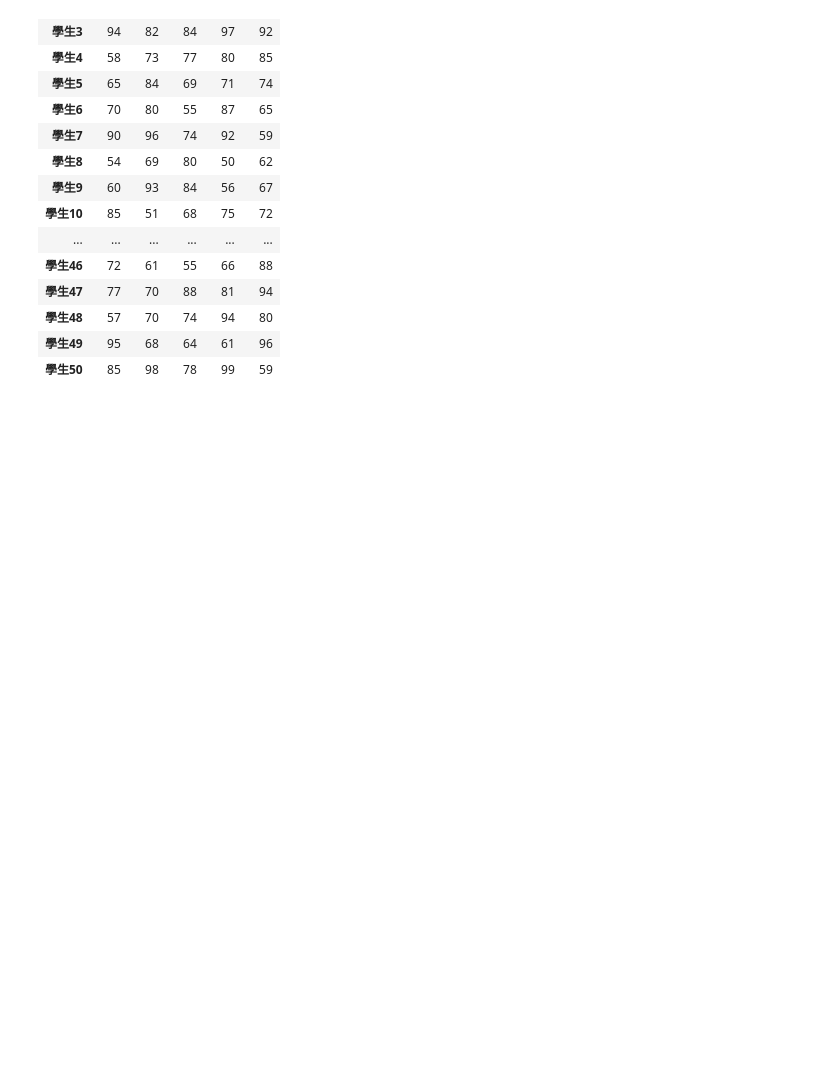
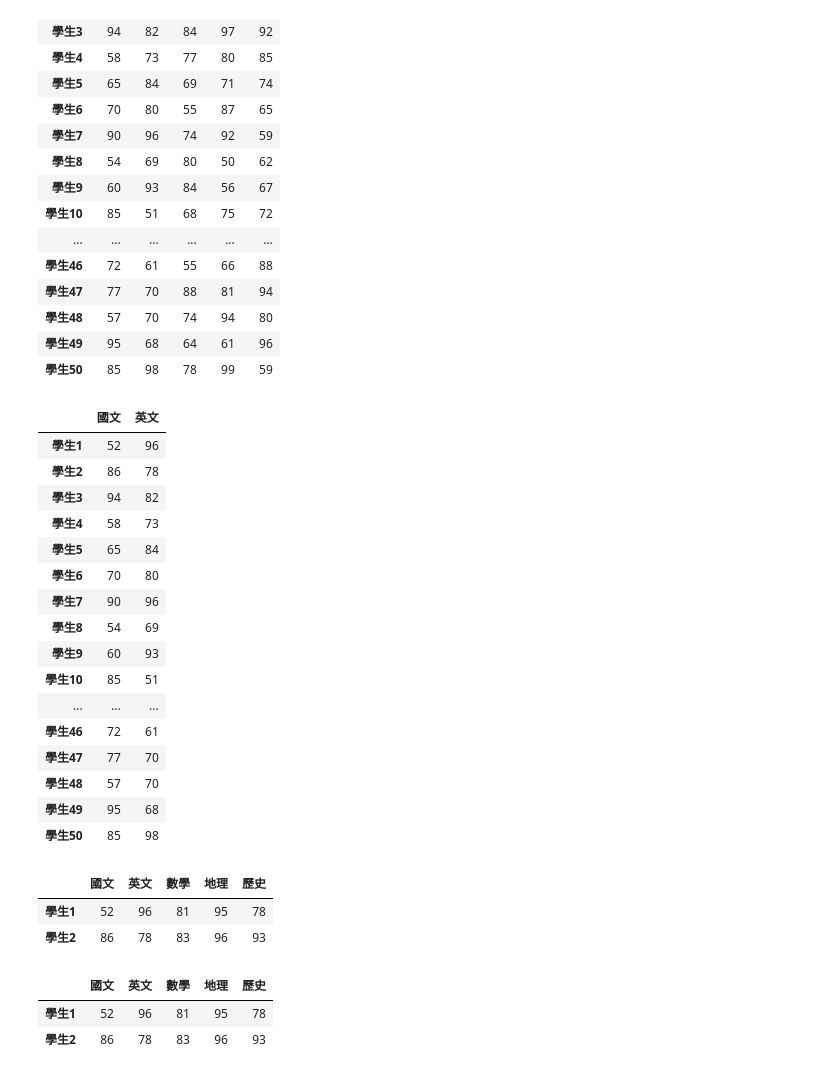
Before and after one commit to kunhu0731/newrepo, a Jupyter notebook: lesson15/lesson15_4.ipynb, the cells around one changed output. Cells and saved outputs as stored; diff of their text form; code cells hidden in the pictures; blank space fills up the shorter version.

```diff
--- a/lesson15/lesson15_4.ipynb
+++ b/lesson15/lesson15_4.ipynb
@@ -47,3 +47,43 @@ df
 | 學生48 | 57 | 70 | 74 | 94 | 80 |
 | 學生49 | 95 | 68 | 64 | 61 | 96 |
 | 學生50 | 85 | 98 | 78 | 99 | 59 |
+# %%
+#透過欄的選取
+
+df["國文"]
+df["英文"]
+df[["國文","英文"]]
+# %% [output]
+|  | 國文 | 英文 |
+| 學生1 | 52 | 96 |
+| 學生2 | 86 | 78 |
+| 學生3 | 94 | 82 |
+| 學生4 | 58 | 73 |
+| 學生5 | 65 | 84 |
+| 學生6 | 70 | 80 |
+| 學生7 | 90 | 96 |
+| 學生8 | 54 | 69 |
+| 學生9 | 60 | 93 |
+| 學生10 | 85 | 51 |
+| ... | ... | ... |
+| 學生46 | 72 | 61 |
+| 學生47 | 77 | 70 |
+| 學生48 | 57 | 70 |
+| 學生49 | 95 | 68 |
+| 學生50 | 85 | 98 |
+# %%
+#透過index的名稱選取
+df.loc["學生1"]
+df.loc[["學生1","學生2"]]
+# %% [output]
+|  | 國文 | 英文 | 數學 | 地理 | 歷史 |
+| 學生1 | 52 | 96 | 81 | 95 | 78 |
+| 學生2 | 86 | 78 | 83 | 96 | 93 |
+# %%
+#透過index的索引值選取
+df.iloc[0]
+df.iloc[[0,1]]
+# %% [output]
+|  | 國文 | 英文 | 數學 | 地理 | 歷史 |
+| 學生1 | 52 | 96 | 81 | 95 | 78 |
+| 學生2 | 86 | 78 | 83 | 96 | 93 |
```
Also changed, not shown: parts of 6 cells of this notebook.
